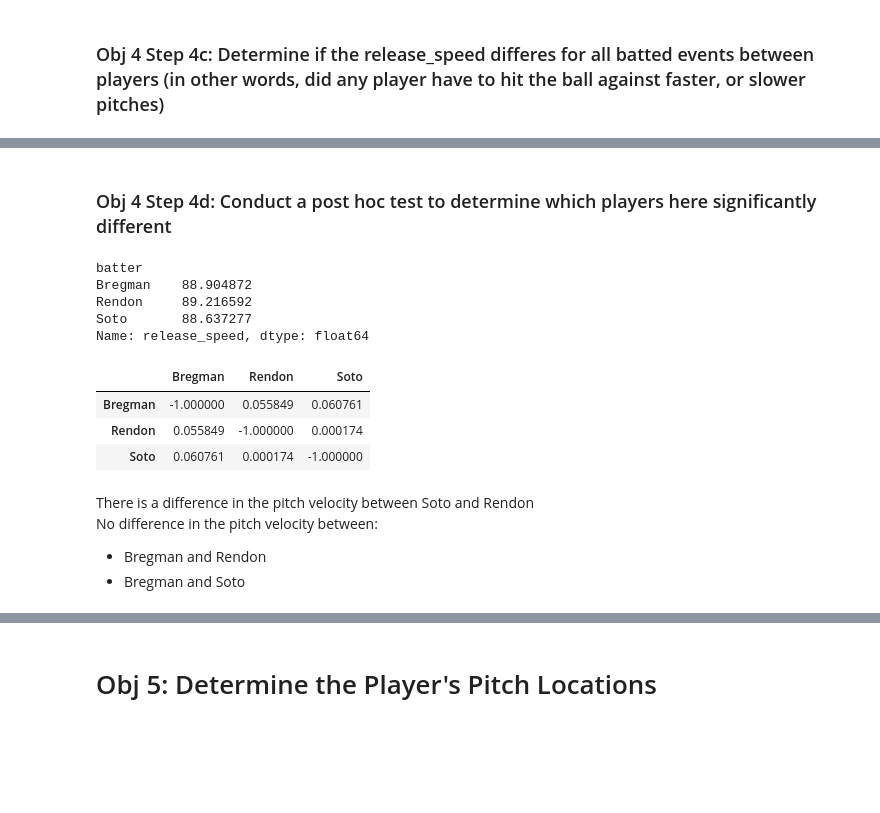
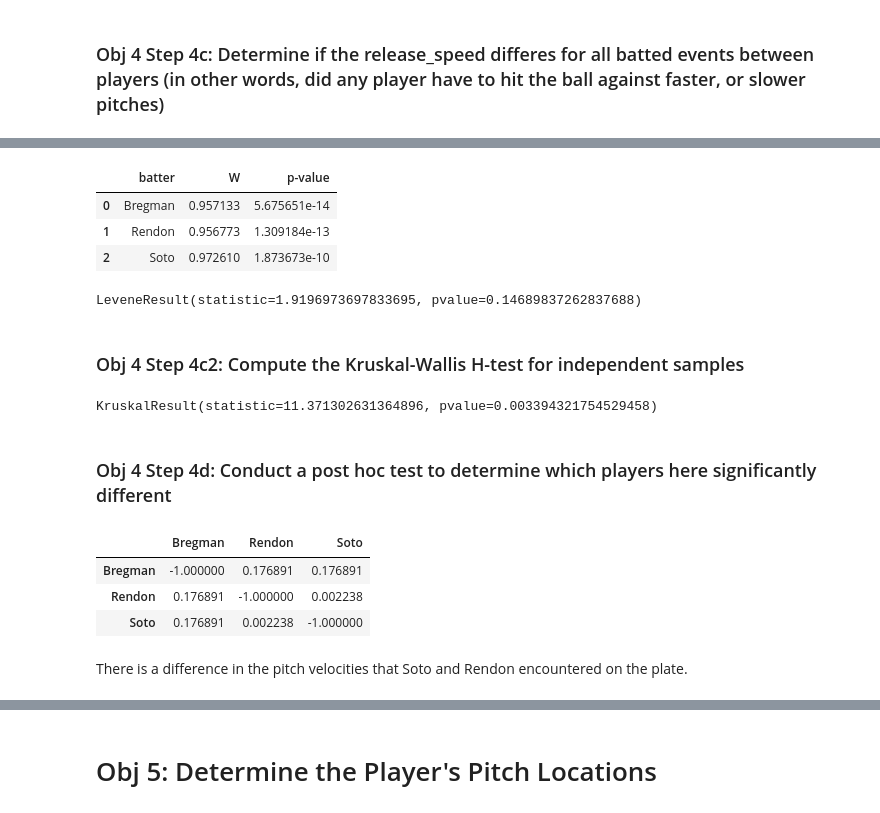
Before and after one commit to BitterScientist/bitterscientist.com, a Jupyter notebook: folders/ds_blogs/projects/2019_mlb_final_hitters/Top_HR_Player_Analysis.ipynb, the cells around one changed output, grey strips where cells are left out. Cells and saved outputs as stored; diff of their text form; code cells hidden in the pictures; blank space fills up the shorter version.

```diff
--- a/folders/ds_blogs/projects/2019_mlb_final_hitters/Top_HR_Player_Analysis.ipynb
+++ b/folders/ds_blogs/projects/2019_mlb_final_hitters/Top_HR_Player_Analysis.ipynb
@@ -533,7 +509,7 @@ The launch speed between
 # This will only connect to the website data, once you save the data as either a csv or db,
 # you will need to reconnect with the correct filepath
 conn = sqlite3.connect('/Users/trinitycisneros/Documents/Coding/bitterscientist.com/statcast.db')
-season2019_rs_df = pd.read_sql_query("SELECT release_speed, events FROM statcast;", conn)
+season2019_rs_df = pd.read_sql_query("SELECT batter, release_speed, events FROM statcast;", conn)
 conn.close()
 # %%
 # Pitch speeds for all events
@@ -588,0 +517,3 @@ It appears as if Soto bats against higher pitch velocities.
+# %%
+# Replace batter ID with player name
+season2019_rs_df['batter'].replace({608324: 'Bregman', 543685: 'Rendon', 665742: 'Soto'}, inplace= True)
@@ -588,0 +533,3 @@ It appears as if Soto bats against higher pitch velocities.
+# %%
+# Subset entire dataset for players only
+player_df = season2019_rs_df.loc[(season2019_rs_df['batter'] == 'Bregman') | (season2019_rs_df['batter'] == 'Rendon') | (season2019_rs_df['batter'] == 'Soto')]
@@ -622,24 +584,41 @@ Reject the null hypothesis, the p value is 0.0007012785310057842, there is a dif
+# %%
+# Create a dataframe with the shapiro wilk test results
+rs_shapiro_wilk_df = pd.DataFrame(rs_shapiro_wilk, columns =['W', 'p-value'])
+rs_shapiro_wilk_df["batter"] = ["Bregman", "Rendon", "Soto"]
+rs_shapiro_wilk_df = rs_shapiro_wilk_df[["batter", "W", "p-value"]]
+rs_shapiro_wilk_df
+# %% [output]
+|  | batter | W | p-value |
+| 0 | Bregman | 0.957133 | 5.675651e-14 |
+| 1 | Rendon | 0.956773 | 1.309184e-13 |
+| 2 | Soto | 0.972610 | 1.873673e-10 |
+# %%
+# Test for equal variance, since the data is not normally distributed, will use a Leven's test
+bregman = player_df.loc[(player_df['batter'] == 'Bregman')]["release_speed"]
+rendon = player_df.loc[(player_df['batter'] == 'Rendon')]["release_speed"]
+soto = player_df.loc[(player_df['batter'] == 'Soto')]["release_speed"]
+stats.levene(bregman, rendon, soto)
+# No significant difference in variance
+# %% [output]
+LeveneResult(statistic=1.9196973697833695, pvalue=0.14689837262837688)
+# %% [markdown]
+### Obj 4 Step 4c2: Compute the Kruskal-Wallis H-test for independent samples
+# %%
+bregman = player_df.loc[(player_df['batter'] == 'Bregman')]["release_speed"]
+rendon = player_df.loc[(player_df['batter'] == 'Rendon')]["release_speed"]
+soto = player_df.loc[(player_df['batter'] == 'Soto')]["release_speed"]
+stats.kruskal(bregman, rendon, soto)
+# %% [output]
+KruskalResult(statistic=11.371302631364896, pvalue=0.003394321754529458)
 # %% [markdown]
 ### Obj 4 Step 4d: Conduct a post hoc test to determine which players here significantly different
-# %%
-results_rs.groupby(["batter"])["release_speed"].mean()
-# %% [output]
-batter
-Bregman    88.904872
-Rendon     89.216592
-Soto       88.637277
-Name: release_speed, dtype: float64
 # %%
-# x = [bregman_hd["launch_speed"], rendon_hd["launch_speed"], soto_hd["launch_speed"]]
-dunn = sp.posthoc_dunn(results_rs, val_col="release_speed", group_col='batter', p_adjust = 'holm')
+dunn = sp.posthoc_dunn(player_df, val_col="release_speed", group_col='batter', p_adjust = 'holm')
 dunn
 # %% [output]
 |  | Bregman | Rendon | Soto |
-| Bregman | -1.000000 | 0.055849 | 0.060761 |
-| Rendon | 0.055849 | -1.000000 | 0.000174 |
-| Soto | 0.060761 | 0.000174 | -1.000000 |
+| Bregman | -1.000000 | 0.176891 | 0.176891 |
+| Rendon | 0.176891 | -1.000000 | 0.002238 |
+| Soto | 0.176891 | 0.002238 | -1.000000 |
 # %% [markdown]
-There is a difference in the pitch velocity between Soto and Rendon<br>
-No difference in the pitch velocity between:
- - Bregman and Rendon
- - Bregman and Soto<br>
+There is a difference in the pitch velocities that Soto and Rendon encountered on the plate.
```
Also changed, not shown: parts of 27 cells of this notebook, 9 other files.
